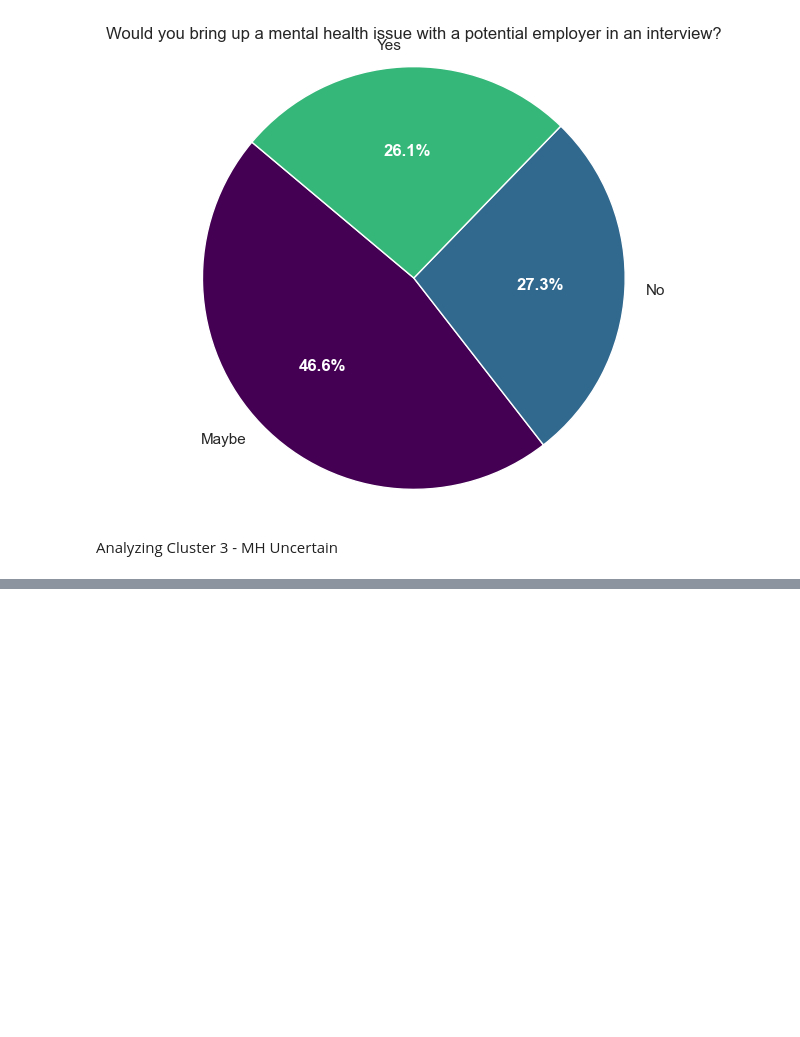
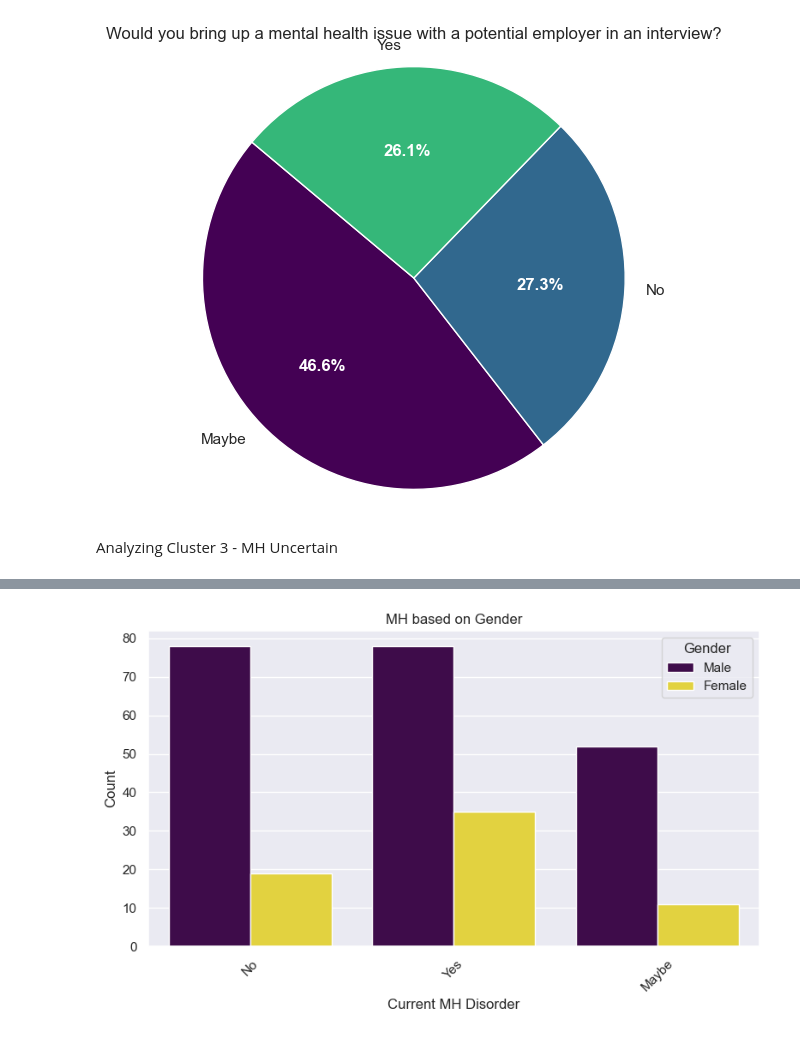
Before and after one commit to Oumaymabamoh/ML_Mental_Health_Cluster_Insights, a Jupyter notebook: data_eda.ipynb, the cells around one changed output, grey strips where cells are left out. Cells and saved outputs as stored; diff of their text form; code cells hidden in the pictures; blank space fills up the shorter version.

```diff
--- a/data_eda.ipynb
+++ b/data_eda.ipynb
@@ -1664,0 +1669,7 @@ Analyzing Cluster 3 - MH Uncertain
+# %%
+create_count_plot_with_hue(df_cl_3_mh_uncertain,
+'Current MH Disorder',
+'Gender',
+'MH based on Gender')
+# %% [output]
+[figure, added]
```
Also changed, not shown: parts of 6 cells of this notebook.
